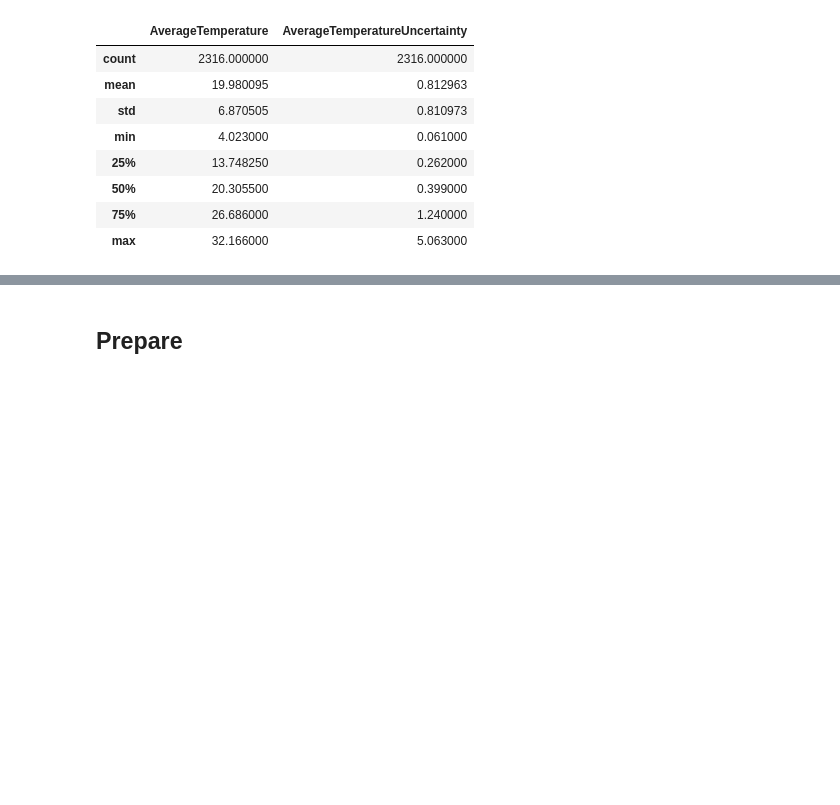
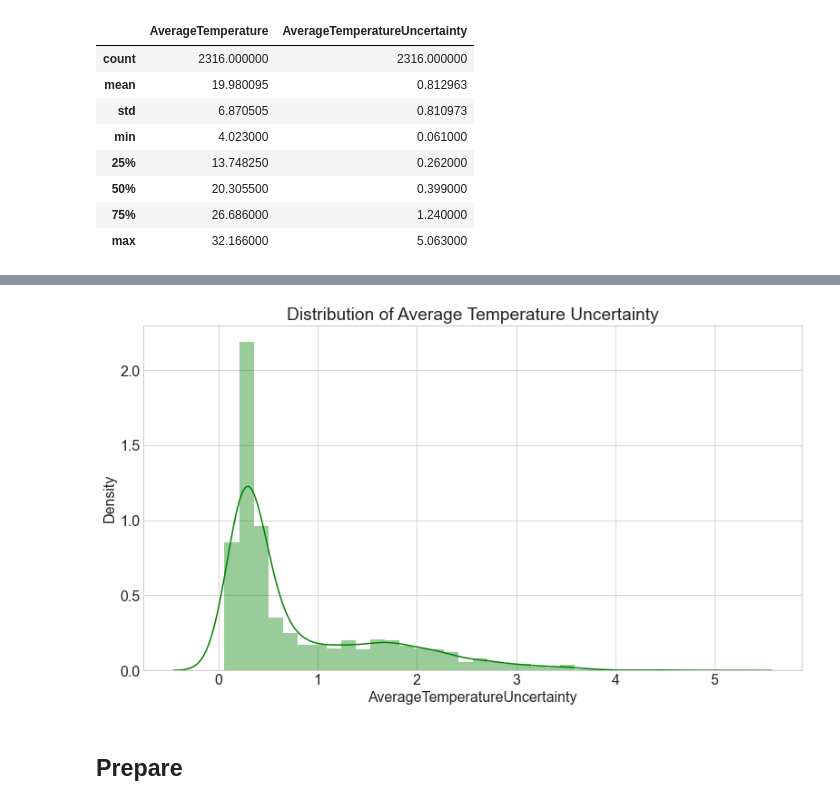
Before and after one commit to segovialori/climate_change_satx, a Jupyter notebook: climate_change_satx.ipynb, the cells around one changed output, grey strips where cells are left out. Cells and saved outputs as stored; diff of their text form; code cells hidden in the pictures; blank space fills up the shorter version.

```diff
--- a/climate_change_satx.ipynb
+++ b/climate_change_satx.ipynb
@@ -80,3 +91,11 @@ df.describe()
+# %%
+#distribution of average temperature uncertainty
+avg_temperature_uncertainty=df['AverageTemperatureUncertainty'].dropna()
+sns.distplot(avg_temperature_uncertainty, color = 'green')
+plt.title('Distribution of Average Temperature Uncertainty')
+plt.show()
+# %% [output]
+[figure, added]
 # %% [markdown]
 ## Prepare
 # %% [markdown]
```
Also changed, not shown: parts of 43 cells of this notebook.
